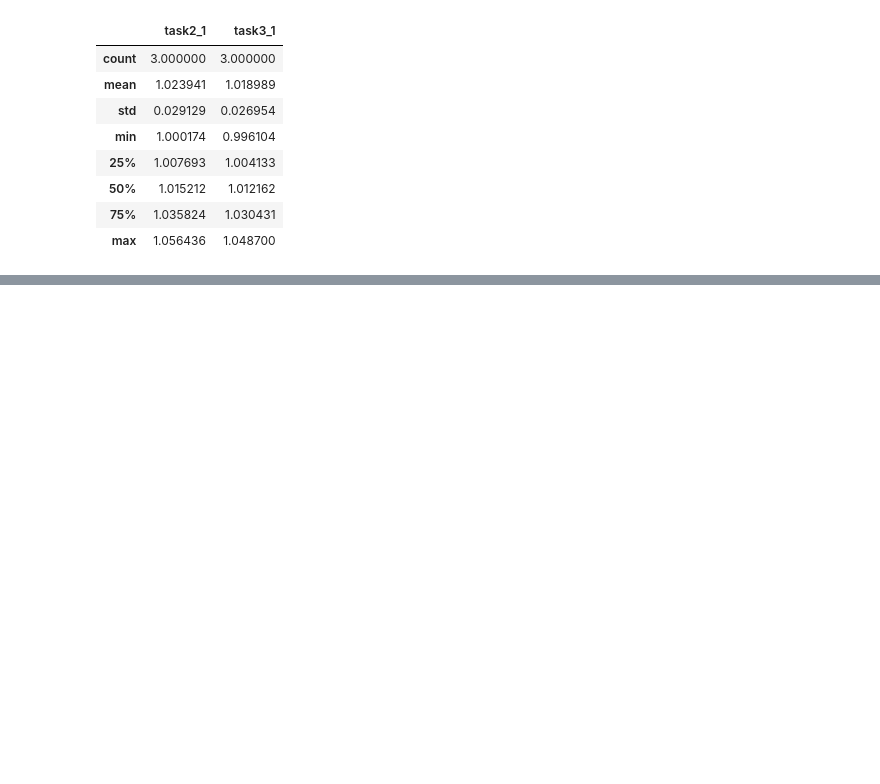
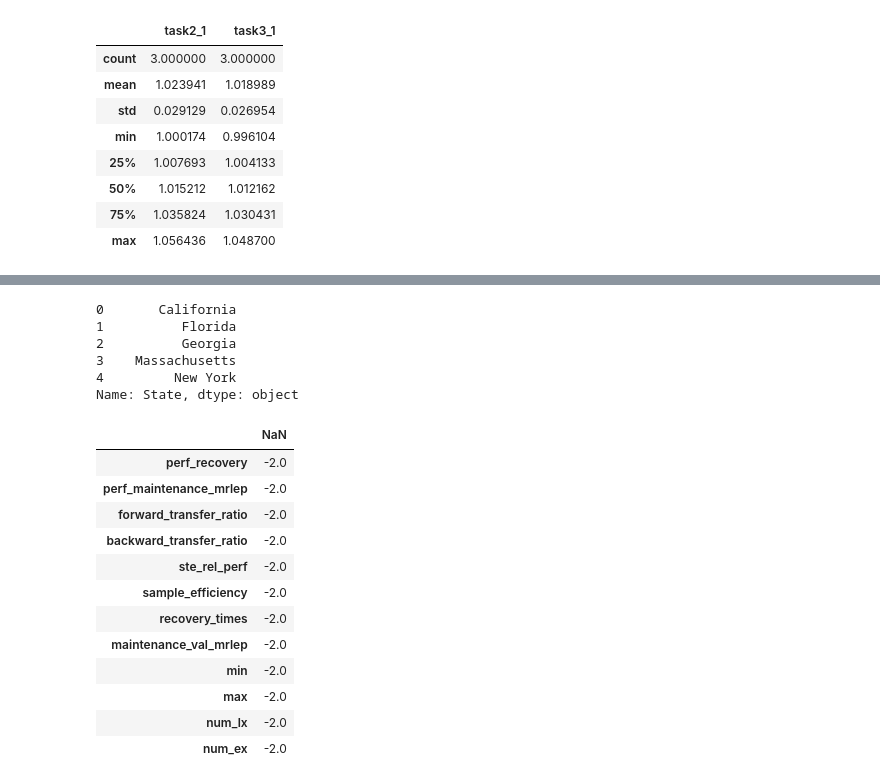
Before and after one commit to lifelong-learning-systems/l2metrics, a Jupyter notebook: examples/multi_task_JSONanalytics.ipynb, the cells around one changed output, grey strips where cells are left out. Saved outputs shown, nothing was run; the diff lists cells and outputs as text; code cells hidden in the pictures; blank space fills up the shorter version.

```diff
--- a/examples/multi_task_JSONanalytics.ipynb
+++ b/examples/multi_task_JSONanalytics.ipynb
@@ -165,3 +163,57 @@ task_metrics.task1_1.min
 task_metrics.task1_1.max
 task_metrics.task1_1.num_lx
 task_metrics.task1_1.num_ex
+# %%
+# Import module
+import pandas as pd
+
+# Nested dictionary to convert it into multiindex dataframe
+nested_dict = {'India': {'State': ['Maharashtra', 'West Bengal',
+                                   'Uttar Pradesh', 'Bihar', 'Karnataka'],
+                         'Capital': ['Mumbai', 'Kolkata', 'Lucknow',
+                                     'Patna', 'Bengaluru']},
+
+               'America': {'State': ['California', 'Florida', 'Georgia',
+                                     'Massachusetts', 'New York'],
+                           'Capital': ['Sacramento', 'Tallahassee', 'Atlanta',
+                                       'Boston', 'Albany']}}
+
+reformed_dict = {}
+for outerKey, innerDict in nested_dict.items():
+    for innerKey, values in innerDict.items():
+        reformed_dict[(outerKey, innerKey)] = values
+
+# Display multiindex dataframe
+multiIndex_df = pd.DataFrame(reformed_dict)
+multiIndex_df.America.State
+# %% [output]
+0       California
+1          Florida
+2          Georgia
+3    Massachusetts
+4         New York
+Name: State, dtype: object
+# %%
+new_dict={}
+for k,v in data.items():
+    if isinstance(v,dict):
+        for k1,v2 in v.items():
+            new_dict[("ree",k,k1)]=v2
+    else:
+        new_dict[("ree",k)]=v
+
+pd.DataFrame(new_dict,).ree.perf_recovery
+# %% [output]
+|  | NaN |
+| perf_recovery | -2.0 |
+| perf_maintenance_mrlep | -2.0 |
+| forward_transfer_ratio | -2.0 |
+| backward_transfer_ratio | -2.0 |
+| ste_rel_perf | -2.0 |
+| sample_efficiency | -2.0 |
+| recovery_times | -2.0 |
+| maintenance_val_mrlep | -2.0 |
+| min | -2.0 |
+| max | -2.0 |
+| num_lx | -2.0 |
+| num_ex | -2.0 |
```
Also changed, not shown: parts of 7 cells of this notebook.
